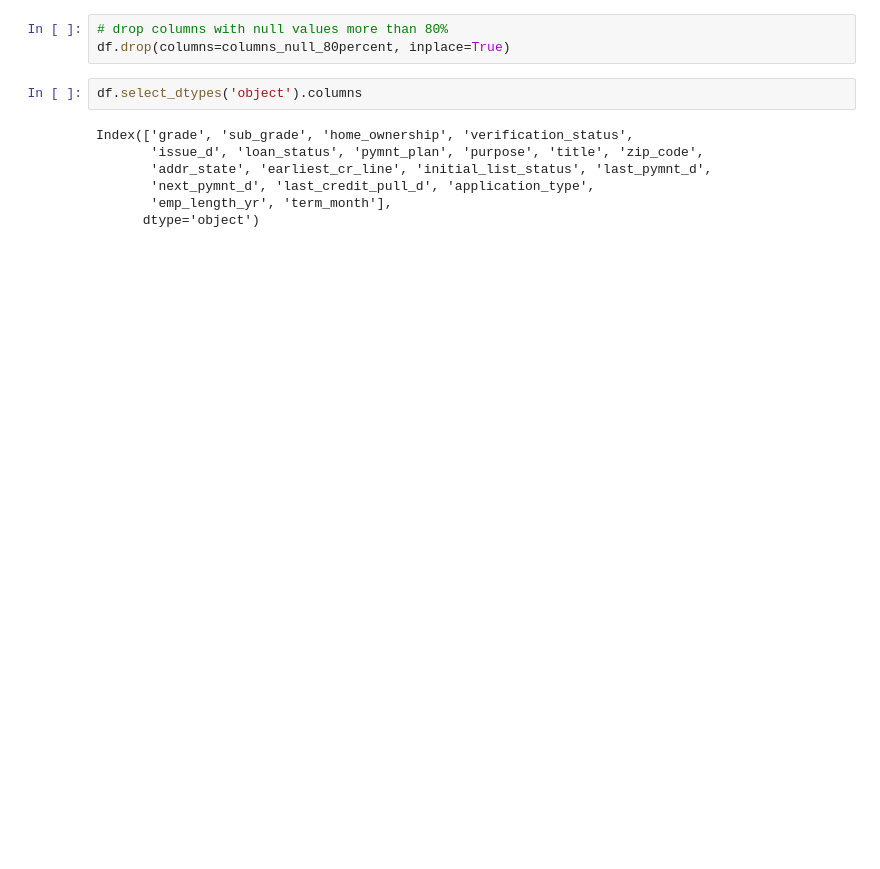
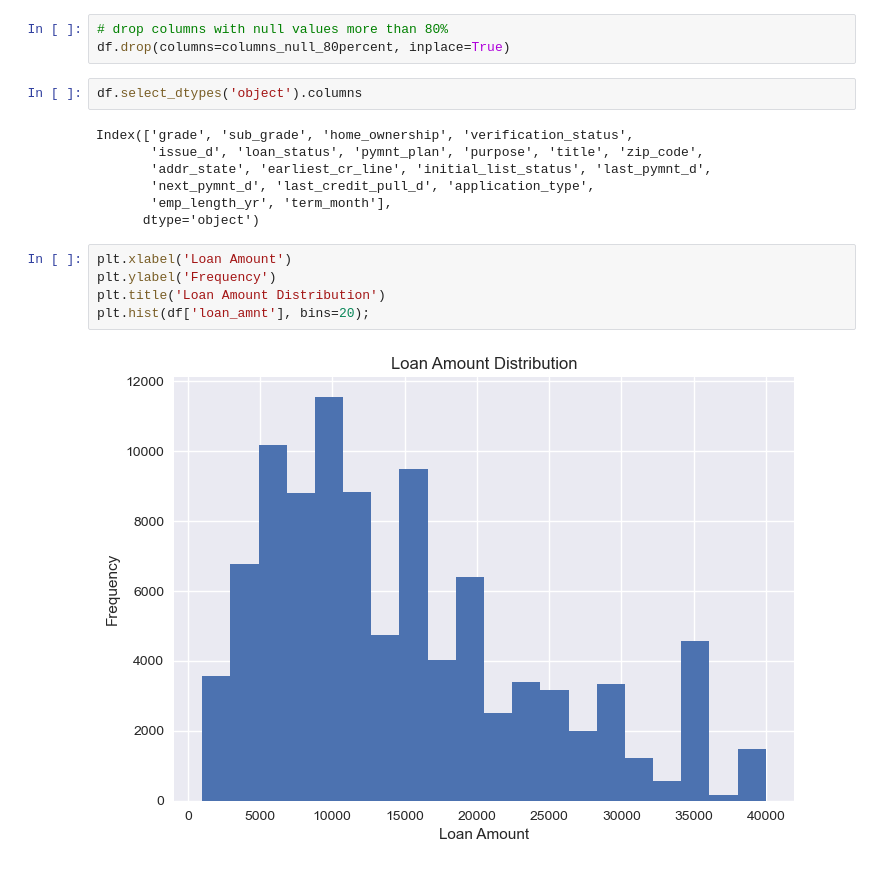
Before and after one commit to lerguan/mortgage-analysis, a Jupyter notebook: Untitled.ipynb, the cells around one changed output. Drawn from its saved outputs; the diff is of its cells as text; blank space fills up the shorter version.

```diff
--- a/Untitled.ipynb
+++ b/Untitled.ipynb
@@ -102,3 +103,10 @@ Index(['grade', 'sub_grade', 'home_ownership', 'verification_status',
        'next_pymnt_d', 'last_credit_pull_d', 'application_type',
        'emp_length_yr', 'term_month'],
       dtype='object')
+# %%
+plt.xlabel('Loan Amount')
+plt.ylabel('Frequency')
+plt.title('Loan Amount Distribution')
+plt.hist(df['loan_amnt'], bins=20);
+# %% [output]
+[figure, added]
```
Also changed, not shown: parts of 2 cells of this notebook.
